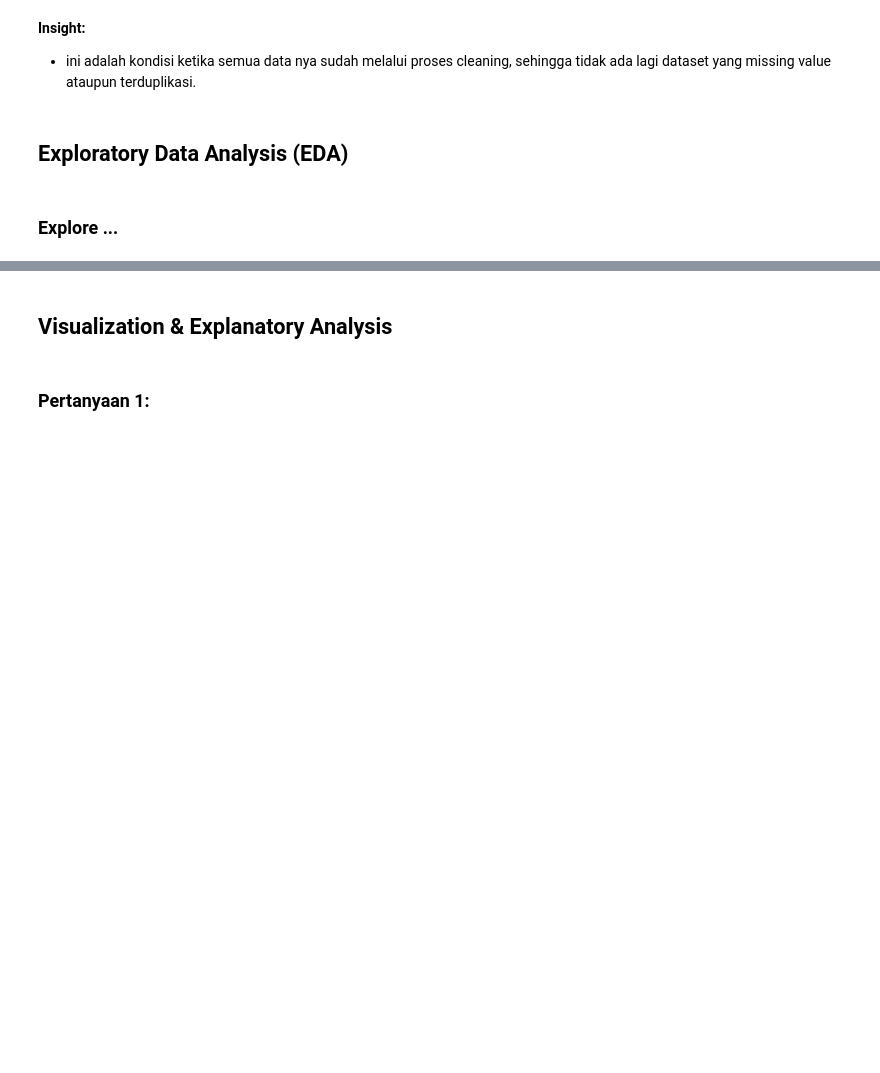
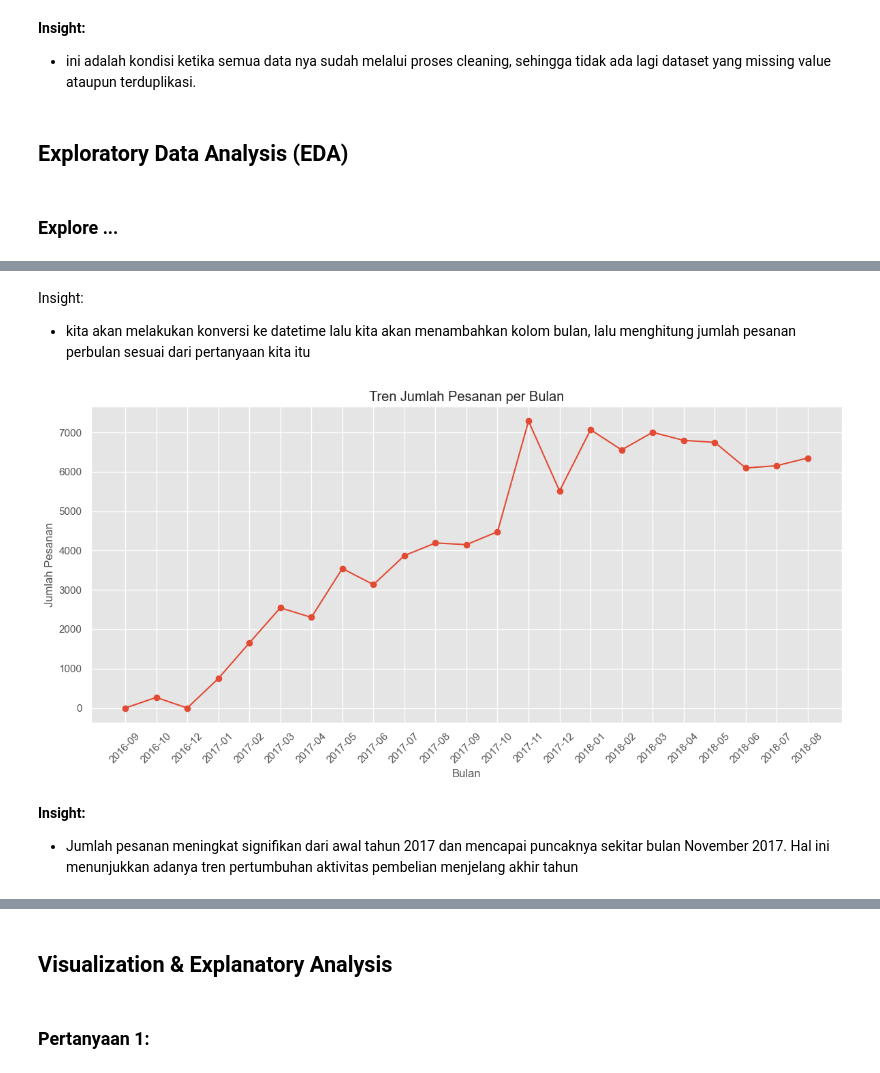
Before and after one commit to syauqic/Project_Bootcamp, a Jupyter notebook: notebook.ipynb, the cells around one changed output, grey strips where cells are left out. Cells and saved outputs as stored; diff of their text form; code cells hidden in the pictures; blank space fills up the shorter version.

```diff
--- a/notebook.ipynb
+++ b/notebook.ipynb
@@ -356,0 +350,19 @@ plt.show()
+# %% [markdown]
+Insight:
+- kita akan melakukan konversi ke datetime lalu kita akan menambahkan kolom bulan, lalu menghitung jumlah pesanan perbulan sesuai dari pertanyaan kita itu
+# %%
+# Visualisasi tren pesanan
+plt.figure(figsize=(12, 6))
+plt.plot(monthly_orders_df['order_month'].astype(str), monthly_orders_df['total_orders'], marker='o')
+plt.xticks(rotation=45)
+plt.title('Tren Jumlah Pesanan per Bulan')
+plt.xlabel('Bulan')
+plt.ylabel('Jumlah Pesanan')
+plt.grid(True)
+plt.tight_layout()
+plt.show()
+# %% [output]
+[figure, added]
+# %% [markdown]
+**Insight:**
+- Jumlah pesanan meningkat signifikan dari awal tahun 2017 dan mencapai puncaknya sekitar bulan November 2017. Hal ini menunjukkan adanya tren pertumbuhan aktivitas pembelian menjelang akhir tahun
```
Also changed, not shown: parts of 17 cells of this notebook, 1 other file.
